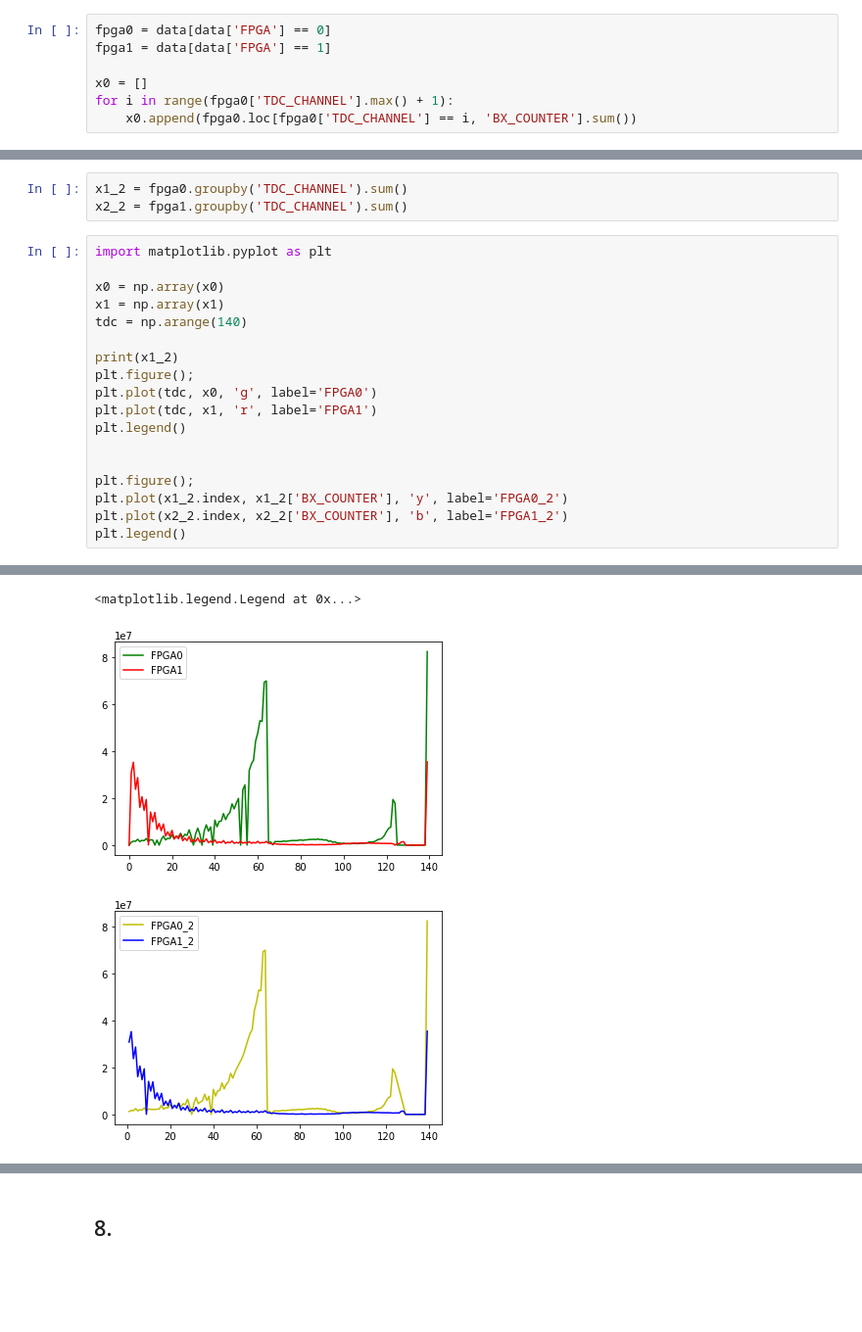
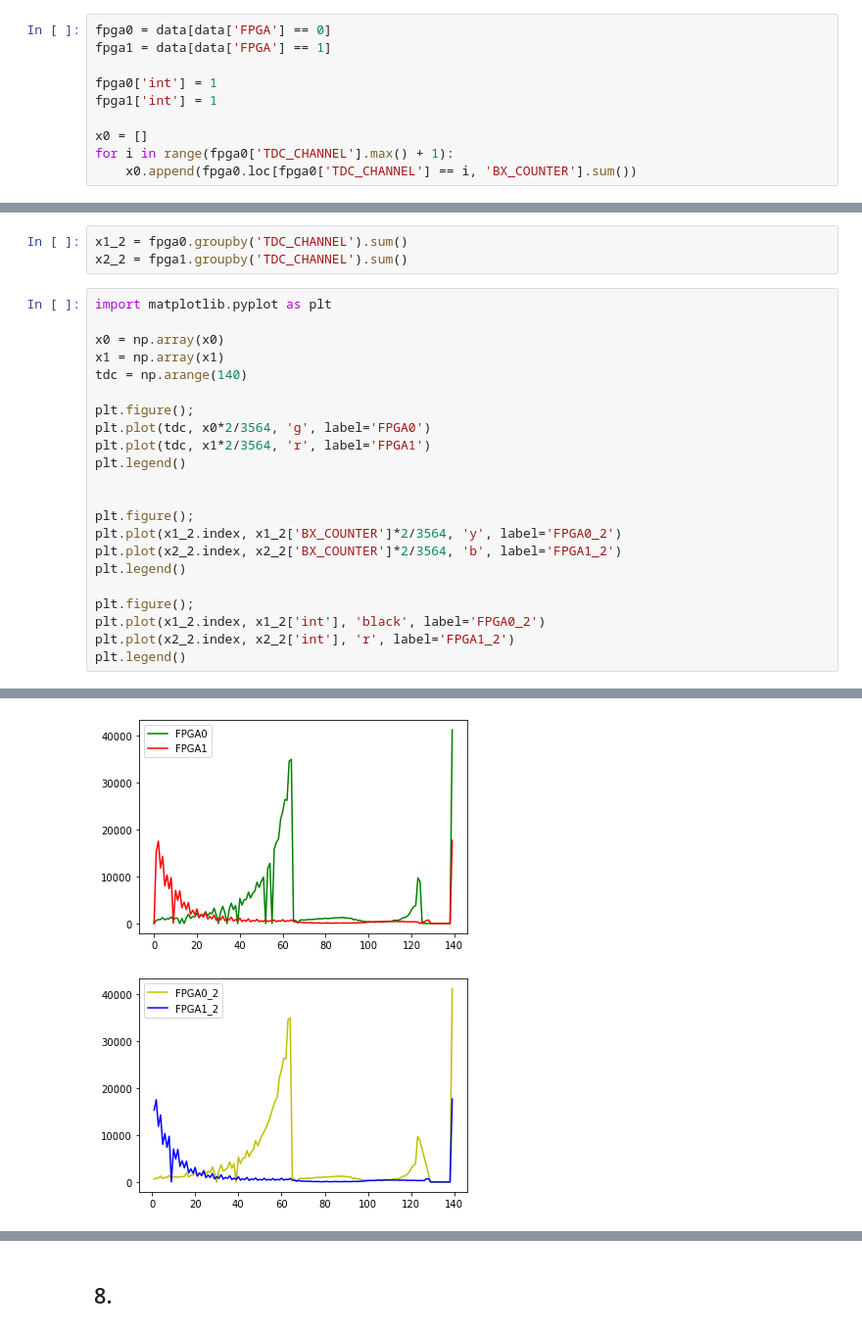
Before and after one commit to maxhoeth/LaboratoryOfComputationalPhysics_Y4, a Jupyter notebook: ex_05_maxhoeth.ipynb, the cells around one changed output, grey strips where cells are left out. Shown: that part at 98% size. Saved outputs shown, nothing was run; the diff lists cells and outputs as text; blank space fills up the shorter version.

```diff
--- a/ex_05_maxhoeth.ipynb
+++ b/ex_05_maxhoeth.ipynb
@@ -140,6 +164,9 @@ print(data_1)
 fpga0 = data[data['FPGA'] == 0]
 fpga1 = data[data['FPGA'] == 1]
 
+fpga0['int'] = 1
+fpga1['int'] = 1
+
 x0 = []
 for i in range(fpga0['TDC_CHANNEL'].max() + 1):
     x0.append(fpga0.loc[fpga0['TDC_CHANNEL'] == i, 'BX_COUNTER'].sum())
@@ -157,15 +195,19 @@ x0 = np.array(x0)
 x1 = np.array(x1)
 tdc = np.arange(140)
 
-print(x1_2)
 plt.figure();
-plt.plot(tdc, x0, 'g', label='FPGA0')
-plt.plot(tdc, x1, 'r', label='FPGA1')
+plt.plot(tdc, x0*2/3564, 'g', label='FPGA0')
+plt.plot(tdc, x1*2/3564, 'r', label='FPGA1')
 plt.legend()
 
 
 plt.figure();
-plt.plot(x1_2.index, x1_2['BX_COUNTER'], 'y', label='FPGA0_2')
-plt.plot(x2_2.index, x2_2['BX_COUNTER'], 'b', label='FPGA1_2')
+plt.plot(x1_2.index, x1_2['BX_COUNTER']*2/3564, 'y', label='FPGA0_2')
+plt.plot(x2_2.index, x2_2['BX_COUNTER']*2/3564, 'b', label='FPGA1_2')
 plt.legend()
+
+plt.figure();
+plt.plot(x1_2.index, x1_2['int'], 'black', label='FPGA0_2')
+plt.plot(x2_2.index, x2_2['int'], 'r', label='FPGA1_2')
+plt.legend()
 # %% [output]
@@ -187,3 +215,2 @@ TDC_CHANNEL
-<matplotlib.legend.Legend at 0x...>
-[figure, old version]
+[figure, new version]
-[figure, old version]
+[figure, new version]
```
Also changed, not shown: parts of 6 cells of this notebook.
